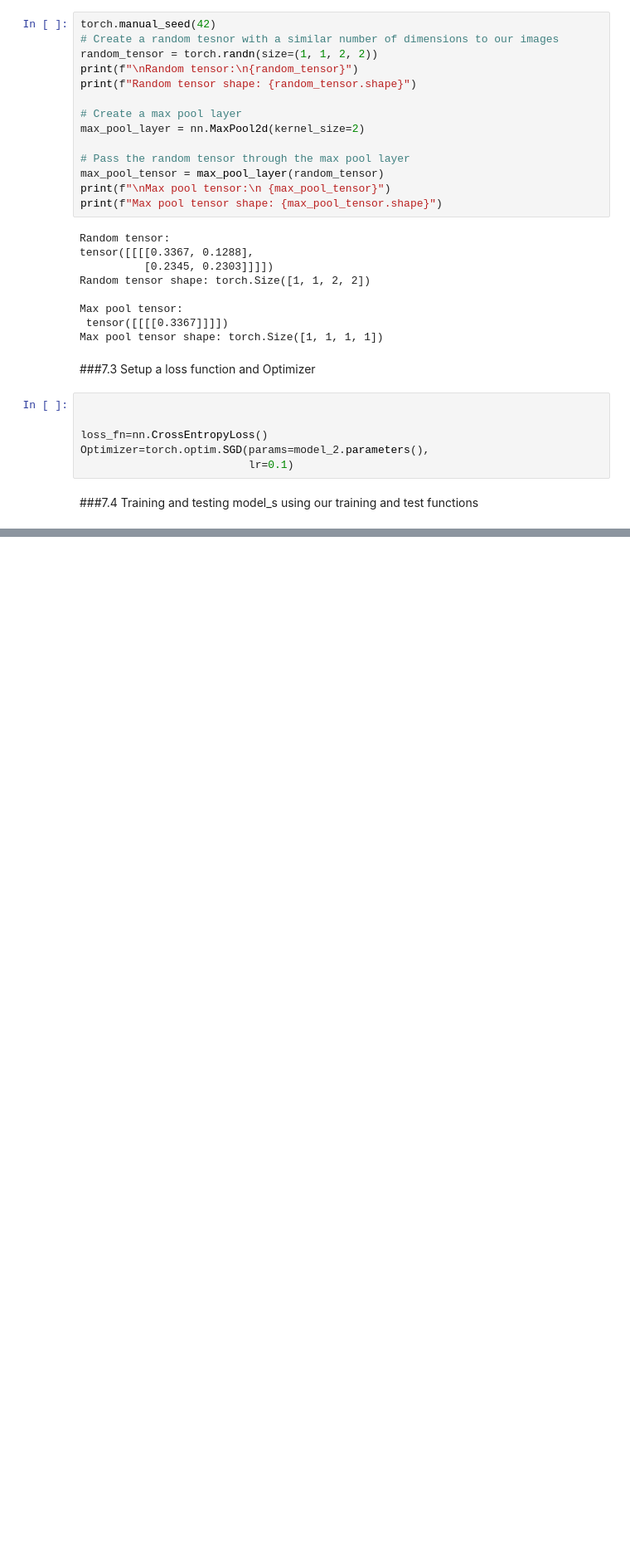
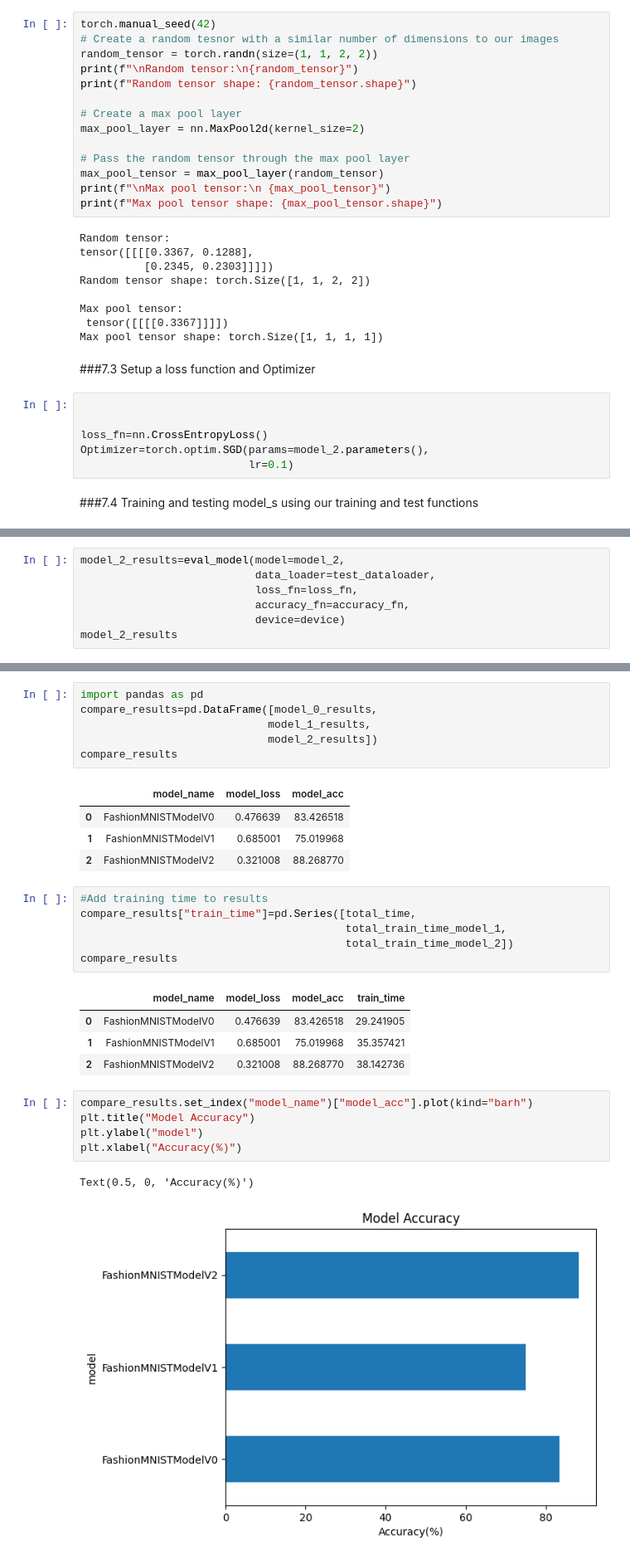
Before and after one commit to aaron-v19/practice, a Jupyter notebook: Pytorch_Computer_Vision.ipynb, the cells around one changed output, grey strips where cells are left out. Shown at 83% size. Drawn from its saved outputs; the diff is of its cells as text; blank space fills up the shorter version.

```diff
--- a/Pytorch_Computer_Vision.ipynb
+++ b/Pytorch_Computer_Vision.ipynb
@@ -941,0 +976,7 @@ Epoch: 2
+# %%
+model_2_results=eval_model(model=model_2,
+                           data_loader=test_dataloader,
+                           loss_fn=loss_fn,
+                           accuracy_fn=accuracy_fn,
+                           device=device)
+model_2_results
@@ -941,0 +987,30 @@ Epoch: 2
+# %%
+import pandas as pd
+compare_results=pd.DataFrame([model_0_results,
+                             model_1_results,
+                             model_2_results])
+compare_results
+# %% [output]
+|  | model_name | model_loss | model_acc |
+| 0 | FashionMNISTModelV0 | 0.476639 | 83.426518 |
+| 1 | FashionMNISTModelV1 | 0.685001 | 75.019968 |
+| 2 | FashionMNISTModelV2 | 0.321008 | 88.268770 |
+# %%
+#Add training time to results
+compare_results["train_time"]=pd.Series([total_time,
+                                         total_train_time_model_1,
+                                         total_train_time_model_2])
+compare_results
+# %% [output]
+|  | model_name | model_loss | model_acc | train_time |
+| 0 | FashionMNISTModelV0 | 0.476639 | 83.426518 | 29.241905 |
+| 1 | FashionMNISTModelV1 | 0.685001 | 75.019968 | 35.357421 |
+| 2 | FashionMNISTModelV2 | 0.321008 | 88.268770 | 38.142736 |
+# %%
+compare_results.set_index("model_name")["model_acc"].plot(kind="barh")
+plt.title("Model Accuracy")
+plt.ylabel("model")
+plt.xlabel("Accuracy(%)")
+# %% [output]
+Text(0.5, 0, 'Accuracy(%)')
+[figure, added]
```
Also changed, not shown: parts of 34 cells of this notebook.
